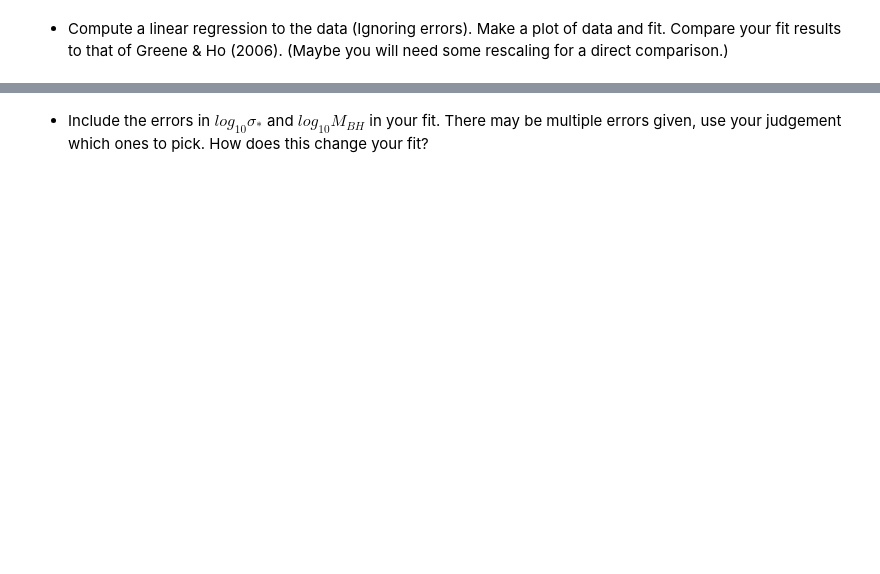
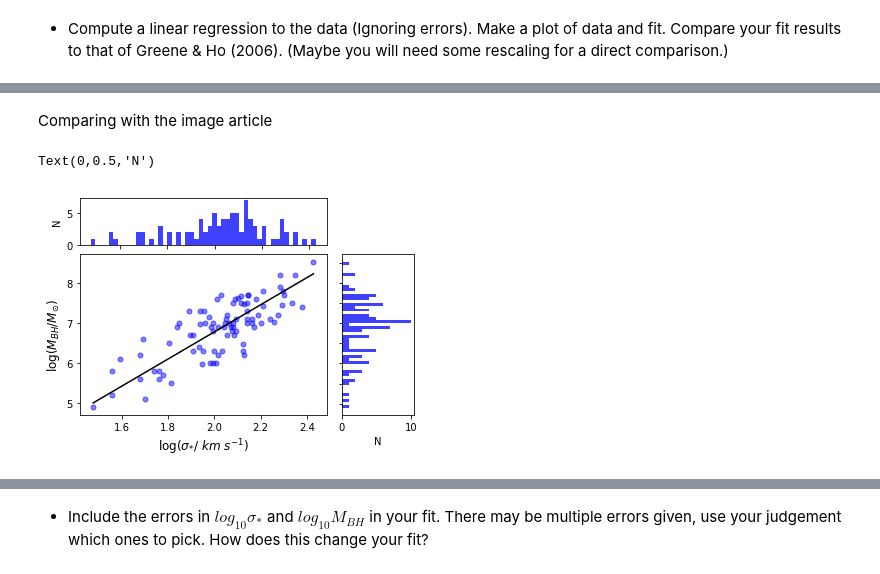
Before and after one commit to jomen93/Computational_Astrophysics, a Jupyter notebook: Exercise_5/Exercise_5.ipynb, the cells around one changed output, grey strips where cells are left out. Drawn from its saved outputs; the diff is of its cells as text; code cells hidden in the pictures; blank space fills up the shorter version.

```diff
--- a/Exercise_5/Exercise_5.ipynb
+++ b/Exercise_5/Exercise_5.ipynb
@@ -133,0 +101,28 @@ Table masked=True length=88
+# %% [markdown]
+Comparing with the image article
+# %%
+fig = plt.figure()
+
+gs = GridSpec(4,4)
+
+ax_joint = fig.add_subplot(gs[1:4,0:3])
+ax_marg_x = fig.add_subplot(gs[0,0:3])
+ax_marg_y = fig.add_subplot(gs[1:4,3])
+
+ax_joint.scatter(x,y, c = "blue",alpha = 0.5,s = 25)
+ax_joint.plot(xp,a1 + b1*xp,"k-")
+
+ax_marg_x.hist(x,50,facecolor = "blue",alpha = 0.75)
+ax_marg_y.hist(y,50,facecolor = "blue",alpha = 0.75,orientation="horizontal")
+
+plt.setp(ax_marg_x.get_xticklabels(), visible=False)
+plt.setp(ax_marg_y.get_yticklabels(), visible=False)
+
+ax_joint.set_xlabel('$\log(\sigma_{*}/\ km\ s^{-1})$',fontsize= "12")
+ax_joint.set_ylabel('$\log(M_{BH}/M_{\odot})$',fontsize= "12")
+
+ax_marg_y.set_xlabel('N')
+ax_marg_x.set_ylabel('N')
+# %% [output]
+Text(0,0.5,'N')
+[figure, added]
```
Also changed, not shown: parts of 18 cells of this notebook, 1 other file.
